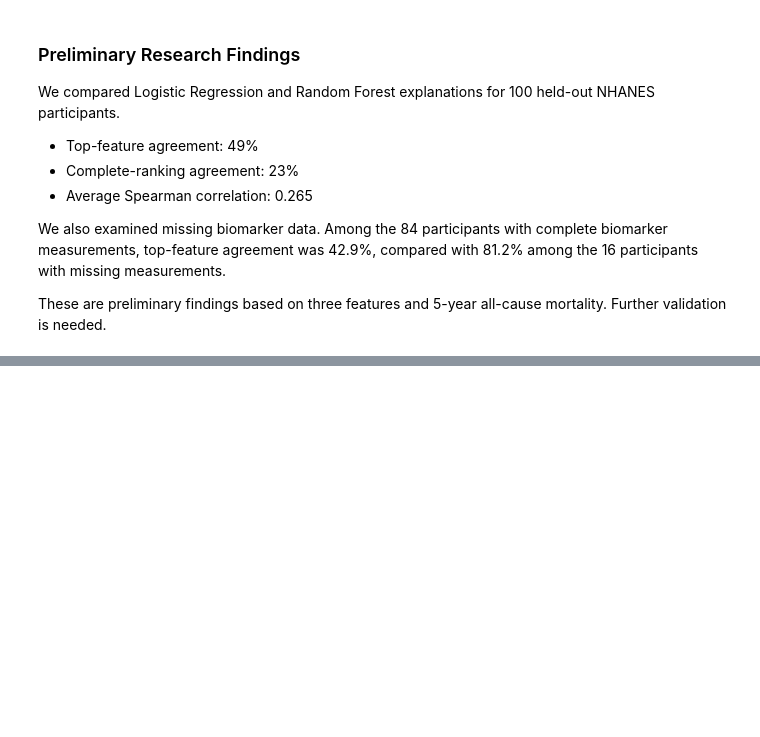
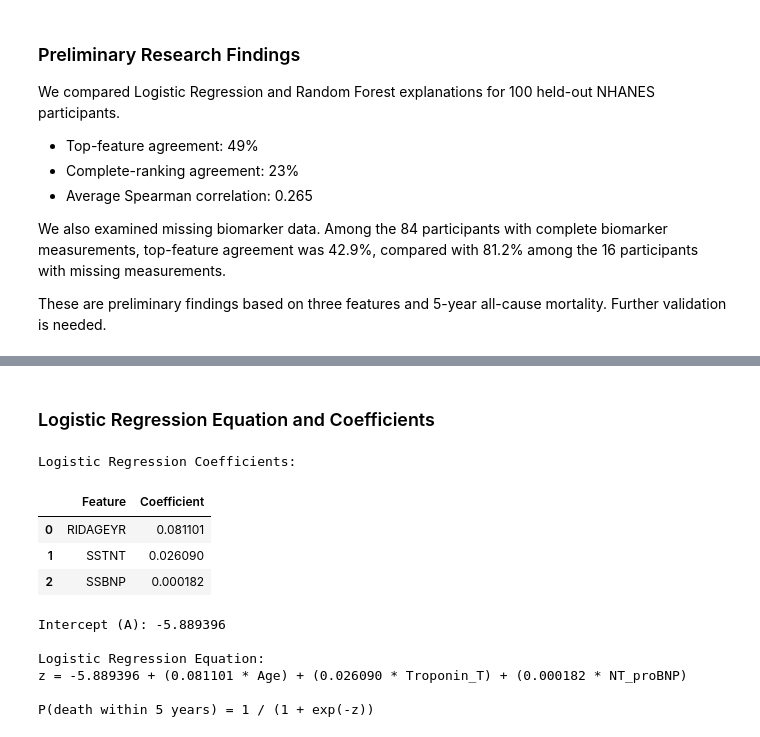
Before and after one commit to Evode-Manirahari/nhanes-cardiovascular-ml, a Jupyter notebook: notebooks/03_onehot_baseline_cv.ipynb, the cells around one changed output, grey strips where cells are left out. Cells and saved outputs as stored; diff of their text form; code cells hidden in the pictures; blank space fills up the shorter version.

```diff
--- a/notebooks/03_onehot_baseline_cv.ipynb
+++ b/notebooks/03_onehot_baseline_cv.ipynb
@@ -1007,0 +1147,53 @@ These are preliminary findings based on three features and
+# %% [markdown]
+### Logistic Regression Equation and Coefficients
+# %%
+import numpy as np
+import pandas as pd
+
+# Get our already-trained Logistic Regression model
+model = glm_explain.named_steps["model"]
+scaler = glm_explain.named_steps["scaler"]
+
+# Coefficients for standardized features
+scaled_coefs = model.coef_[0]
+
+# Convert coefficients back to original feature units
+raw_coefs = scaled_coefs / scaler.scale_
+
+# Adjust the intercept
+raw_intercept = model.intercept_[0] - np.sum(
+    raw_coefs * scaler.mean_
+)
+
+# Display results
+coefficients = pd.DataFrame({
+    "Feature": glm_features,
+    "Coefficient": raw_coefs
+})
+
+print("Logistic Regression Coefficients:")
+display(coefficients.round(6))
+
+print("\nIntercept (A):", round(raw_intercept, 6))
+
+print("\nLogistic Regression Equation:")
+print(
+    f"z = {raw_intercept:.6f}"
+    f" + ({raw_coefs[0]:.6f} * Age)"
+    f" + ({raw_coefs[1]:.6f} * Troponin_T)"
+    f" + ({raw_coefs[2]:.6f} * NT_proBNP)"
+)
+
+print("\nP(death within 5 years) = 1 / (1 + exp(-z))")
+# %% [output]
+Logistic Regression Coefficients:
+|  | Feature | Coefficient |
+| 0 | RIDAGEYR | 0.081101 |
+| 1 | SSTNT | 0.026090 |
+| 2 | SSBNP | 0.000182 |
+Intercept (A): -5.889396
+
+Logistic Regression Equation:
+z = -5.889396 + (0.081101 * Age) + (0.026090 * Troponin_T) + (0.000182 * NT_proBNP)
+
+P(death within 5 years) = 1 / (1 + exp(-z))
```
Also changed, not shown: parts of 4 cells of this notebook.
